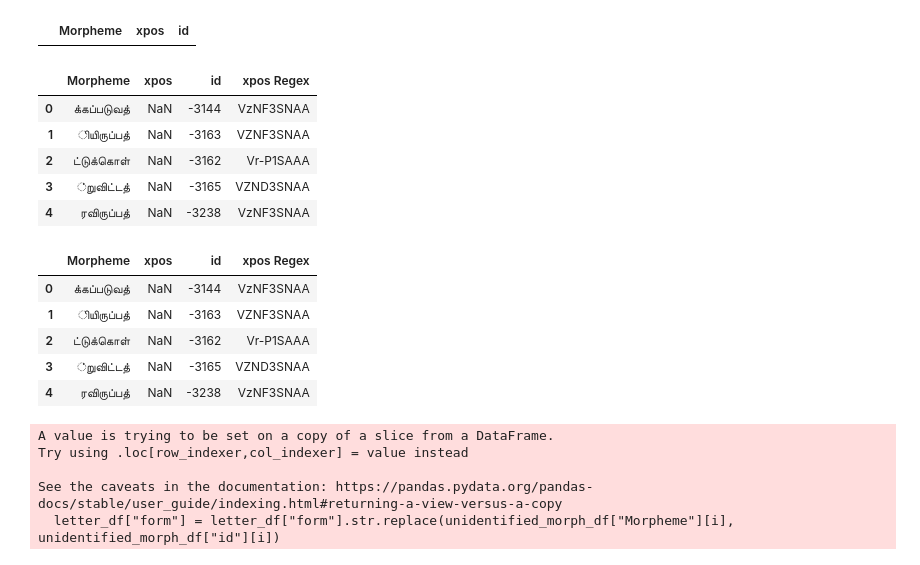
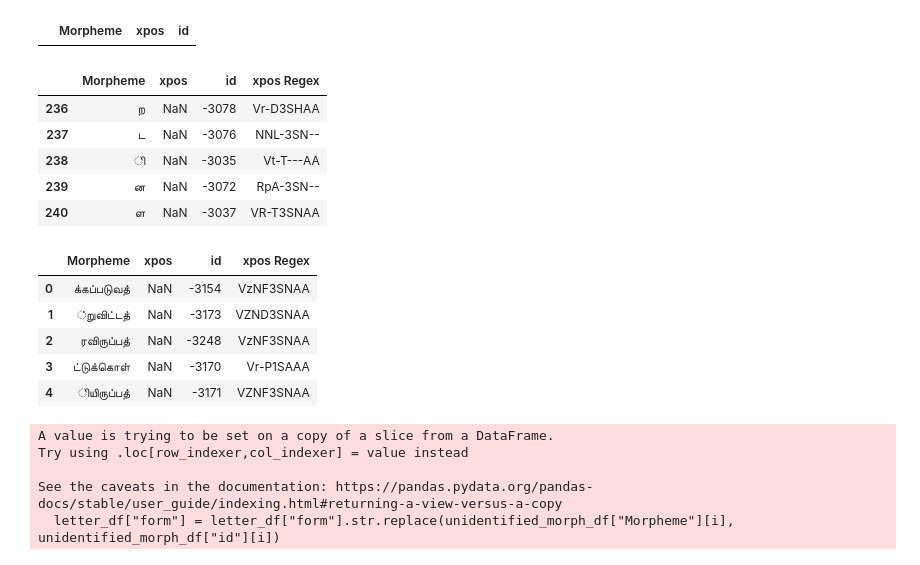
Before and after one commit to Kee2u/Deciphering_the_Indus_Valley_Script, a Jupyter notebook: Convert_morphemes_with_proper_nouns.ipynb, the cells around one changed output. Cells and saved outputs as stored; diff of their text form; code cells hidden in the pictures.

Commit message:
Adding more unidentified morphemes

```diff
--- a/Convert_morphemes_with_proper_nouns.ipynb
+++ b/Convert_morphemes_with_proper_nouns.ipynb
@@ -246,9 +246,8 @@ See the caveats in the documentation: https://pandas.pydata.org/pandas-docs/stab
 # Replacing double hyphens with one
 tamildatalemma["form"] = tamildatalemma["form"].str.replace('--', '-')
 # %%
-#Created a dataframe without proper nouns, pronouns and punctuations. (To capture unidentified morphemes)
-re = '(.E......)'
-letter_df = tamildatalemma[(~tamildatalemma['xpos'].str.contains(rf'{re}'))&(tamildatalemma["upos"]!='R')&(tamildatalemma["upos"]!='Z')]
+#Created a dataframe without punctuations. (To capture unidentified morphemes)
+letter_df = tamildatalemma[tamildatalemma["upos"]!='Z']
 letter_df.reset_index(inplace=True, drop=True)
 # %%
 #Adding numbers to a list. Will ignore when function extracts unidentified morphemes
@@ -280,31 +279,31 @@ for index, row in letter_df.iterrows():
 # %%
 # Refining unidentied morpehemes dataframe
 unidentified_morph_df.drop_duplicates(subset='Morpheme', inplace=True)
 unidentified_morph_df.reset_index(drop=True, inplace=True)
 
 ## Creating index
 unidentified_morph_df["id"] = unidentified_morph_df.index+3000
 unidentified_morph_df["id"] ='-'+unidentified_morph_df["id"].astype(str)
 
 ## Removing hyphen and dropping dupicates
 unidentified_morph_df["Morpheme"]=unidentified_morph_df["Morpheme"].str.replace('-', '')
 unidentified_morph_df.drop_duplicates(subset='Morpheme', inplace=True)
 
 ## Sorting in descending order
 s= unidentified_morph_df.Morpheme.str.len().sort_values(ascending=False).index
 unidentified_morph_df = unidentified_morph_df.reindex(s)
 unidentified_morph_df.reset_index(drop=True, inplace=True)
 
 ## Dropping empty morpheme columns
-unidentified_morph_df.drop(232, axis=0, inplace=True)
-unidentified_morph_df.head()
+unidentified_morph_df.drop(241, axis=0, inplace=True)
+unidentified_morph_df.tail()
 # %% [output]
 |  | Morpheme | xpos | id | xpos Regex |
-| 0 | க்கப்படுவத் | NaN | -3144 | VzNF3SNAA |
-| 1 | ியிருப்பத் | NaN | -3163 | VZNF3SNAA |
-| 2 | ட்டுக்கொள் | NaN | -3162 | Vr-P1SAAA |
-| 3 | ்றுவிட்டத் | NaN | -3165 | VZND3SNAA |
-| 4 | ரவிருப்பத் | NaN | -3238 | VzNF3SNAA |
+| 236 | ற | NaN | -3078 | Vr-D3SHAA |
+| 237 | ட | NaN | -3076 | NNL-3SN-- |
+| 238 | ி | NaN | -3035 | Vt-T---AA |
+| 239 | ன | NaN | -3072 | RpA-3SN-- |
+| 240 | ள | NaN | -3037 | VR-T3SNAA |
 # %%
 # Adding same id for unidentified morphemes that appear in identified morphemes table
 for i in range(len(unidentified_morph_df)):
@@ -313,15 +312,14 @@ for i in range(len(unidentified_morph_df)):
             unidentified_morph_df.loc[i, "id"] = modmorpheme_df.loc[j, "id"]
 
 
-unidentified_morph_df.loc[102, "id"] = '-2609'
 unidentified_morph_df.head()
 # %% [output]
 |  | Morpheme | xpos | id | xpos Regex |
-| 0 | க்கப்படுவத் | NaN | -3144 | VzNF3SNAA |
-| 1 | ியிருப்பத் | NaN | -3163 | VZNF3SNAA |
-| 2 | ட்டுக்கொள் | NaN | -3162 | Vr-P1SAAA |
-| 3 | ்றுவிட்டத் | NaN | -3165 | VZND3SNAA |
-| 4 | ரவிருப்பத் | NaN | -3238 | VzNF3SNAA |
+| 0 | க்கப்படுவத் | NaN | -3154 | VzNF3SNAA |
+| 1 | ்றுவிட்டத் | NaN | -3173 | VZND3SNAA |
+| 2 | ரவிருப்பத் | NaN | -3248 | VzNF3SNAA |
+| 3 | ட்டுக்கொள் | NaN | -3170 | Vr-P1SAAA |
+| 4 | ியிருப்பத் | NaN | -3171 | VZNF3SNAA |
 # %%
 # Replacing unidentied morphemes with their ids in filtered dataframe
 for i in range(len(unidentified_morph_df["Morpheme"])):
```
Also changed, not shown: parts of 3 cells of this notebook.
